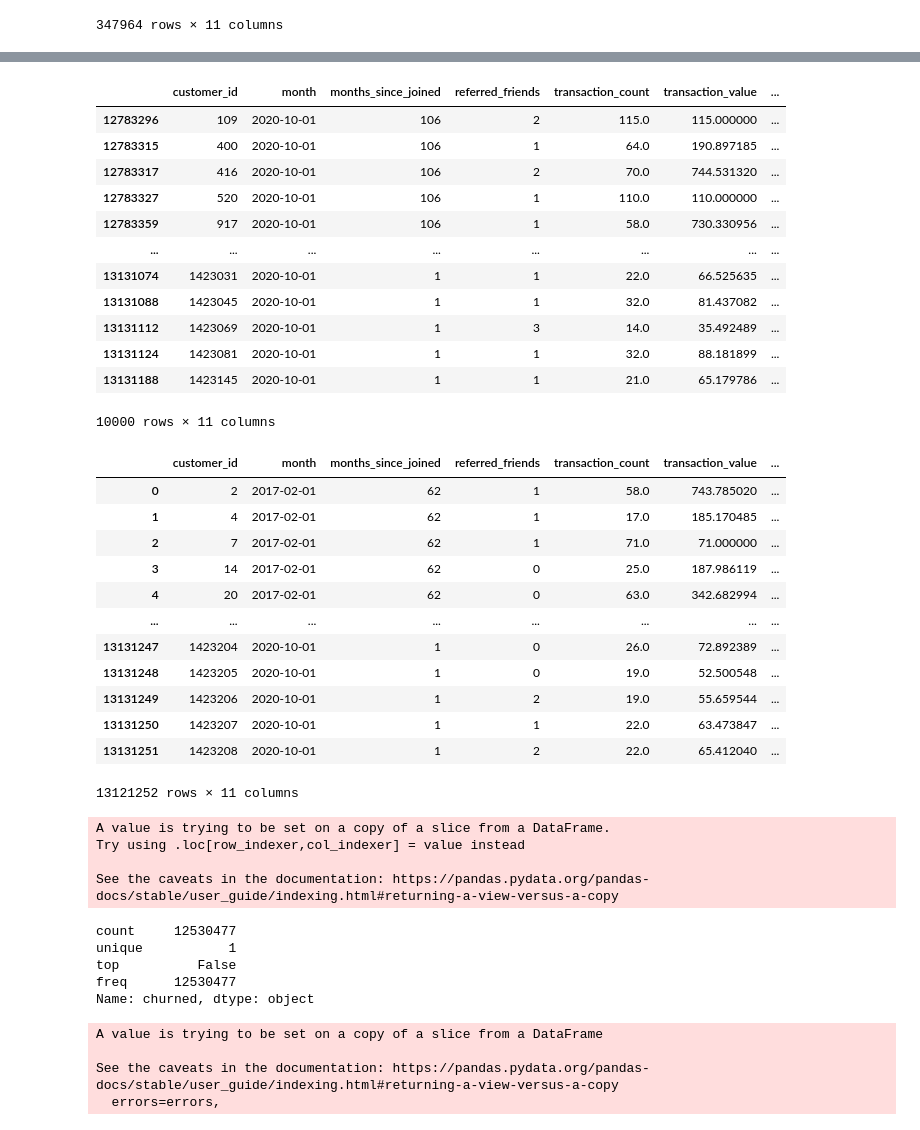
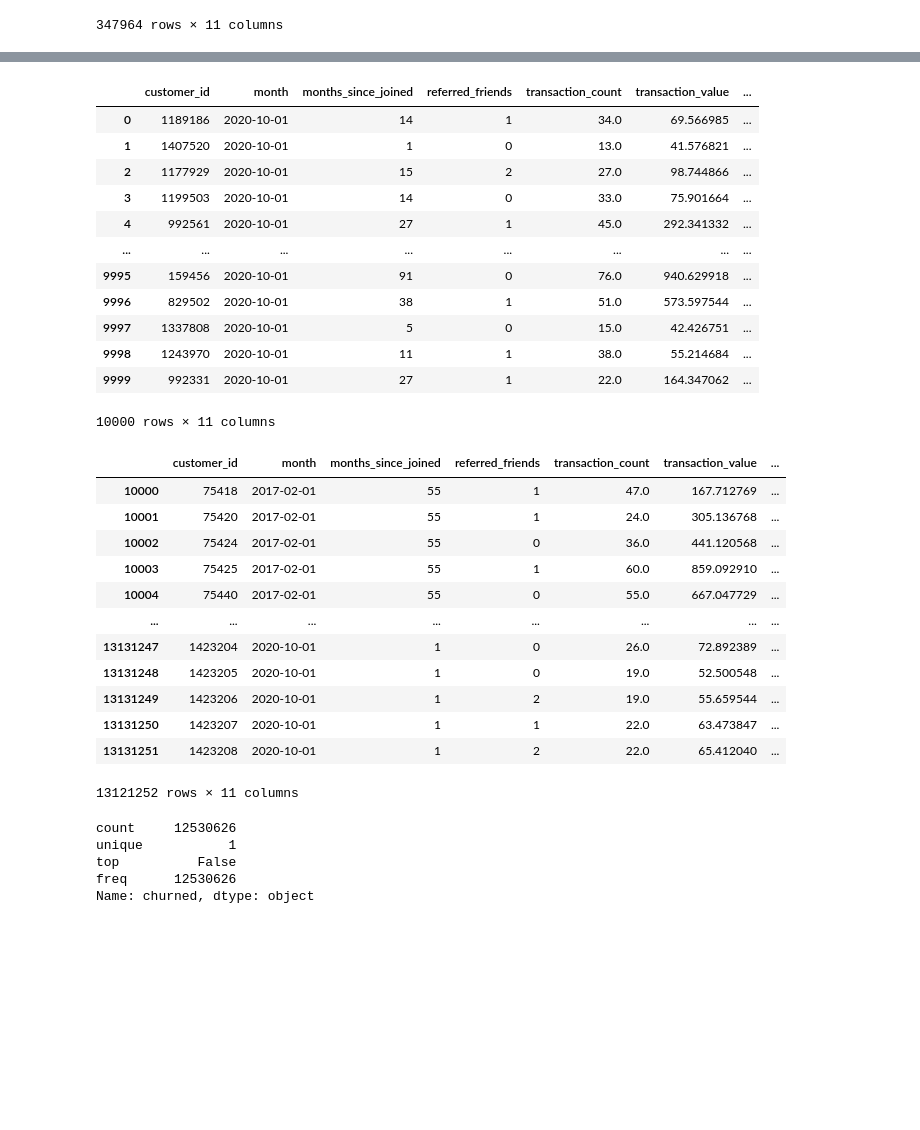
Before and after one commit to kallebju/gammathon, a Jupyter notebook: data_pipeline/nearest_neighbours.ipynb, the cells around one changed output, grey strips where cells are left out. Drawn from its saved outputs; the diff is of its cells as text; code cells hidden in the pictures; blank space fills up the shorter version.

```diff
--- a/data_pipeline/nearest_neighbours.ipynb
+++ b/data_pipeline/nearest_neighbours.ipynb
@@ -65,30 +80,34 @@ df_customer_last_month
 # %%
-df_customer_selected = df_customer_last_month[df_customer_last_month.customer_id.isin(df_selected.customer_id)]
+#df_customer_selected = df_customer_last_month[df_customer_last_month.customer_id.isin(df_selected.customer_id)]
+df_customer_selected = df_customer_last_month.set_index('customer_id').loc[df_selected['customer_id'],:]
+df_customer_selected.reset_index(inplace=True)
+
+
 df_customer_selected
 # %% [output]
 |  | customer_id | month | months_since_joined | referred_friends | transaction_count | transaction_value | ... |
-| 12783296 | 109 | 2020-10-01 | 106 | 2 | 115.0 | 115.000000 | ... |
-| 12783315 | 400 | 2020-10-01 | 106 | 1 | 64.0 | 190.897185 | ... |
-| 12783317 | 416 | 2020-10-01 | 106 | 2 | 70.0 | 744.531320 | ... |
-| 12783327 | 520 | 2020-10-01 | 106 | 1 | 110.0 | 110.000000 | ... |
-| 12783359 | 917 | 2020-10-01 | 106 | 1 | 58.0 | 730.330956 | ... |
+| 0 | 1189186 | 2020-10-01 | 14 | 1 | 34.0 | 69.566985 | ... |
+| 1 | 1407520 | 2020-10-01 | 1 | 0 | 13.0 | 41.576821 | ... |
+| 2 | 1177929 | 2020-10-01 | 15 | 2 | 27.0 | 98.744866 | ... |
+| 3 | 1199503 | 2020-10-01 | 14 | 0 | 33.0 | 75.901664 | ... |
+| 4 | 992561 | 2020-10-01 | 27 | 1 | 45.0 | 292.341332 | ... |
 | ... | ... | ... | ... | ... | ... | ... | ... |
-| 13131074 | 1423031 | 2020-10-01 | 1 | 1 | 22.0 | 66.525635 | ... |
-| 13131088 | 1423045 | 2020-10-01 | 1 | 1 | 32.0 | 81.437082 | ... |
-| 13131112 | 1423069 | 2020-10-01 | 1 | 3 | 14.0 | 35.492489 | ... |
-| 13131124 | 1423081 | 2020-10-01 | 1 | 1 | 32.0 | 88.181899 | ... |
-| 13131188 | 1423145 | 2020-10-01 | 1 | 1 | 21.0 | 65.179786 | ... |
+| 9995 | 159456 | 2020-10-01 | 91 | 0 | 76.0 | 940.629918 | ... |
+| 9996 | 829502 | 2020-10-01 | 38 | 1 | 51.0 | 573.597544 | ... |
+| 9997 | 1337808 | 2020-10-01 | 5 | 0 | 15.0 | 42.426751 | ... |
+| 9998 | 1243970 | 2020-10-01 | 11 | 1 | 38.0 | 55.214684 | ... |
+| 9999 | 992331 | 2020-10-01 | 27 | 1 | 22.0 | 164.347062 | ... |
 10000 rows × 11 columns
 # %%
 df_customer_not_selected = df_customer.drop(df_customer_selected.index)
 df_customer_not_selected
 # %% [output]
 |  | customer_id | month | months_since_joined | referred_friends | transaction_count | transaction_value | ... |
-| 0 | 2 | 2017-02-01 | 62 | 1 | 58.0 | 743.785020 | ... |
-| 1 | 4 | 2017-02-01 | 62 | 1 | 17.0 | 185.170485 | ... |
-| 2 | 7 | 2017-02-01 | 62 | 1 | 71.0 | 71.000000 | ... |
-| 3 | 14 | 2017-02-01 | 62 | 0 | 25.0 | 187.986119 | ... |
-| 4 | 20 | 2017-02-01 | 62 | 0 | 63.0 | 342.682994 | ... |
+| 10000 | 75418 | 2017-02-01 | 55 | 1 | 47.0 | 167.712769 | ... |
+| 10001 | 75420 | 2017-02-01 | 55 | 1 | 24.0 | 305.136768 | ... |
+| 10002 | 75424 | 2017-02-01 | 55 | 0 | 36.0 | 441.120568 | ... |
+| 10003 | 75425 | 2017-02-01 | 55 | 1 | 60.0 | 859.092910 | ... |
+| 10004 | 75440 | 2017-02-01 | 55 | 0 | 55.0 | 667.047729 | ... |
 | ... | ... | ... | ... | ... | ... | ... | ... |
 | 13131247 | 1423204 | 2020-10-01 | 1 | 0 | 26.0 | 72.892389 | ... |
 | 13131248 | 1423205 | 2020-10-01 | 1 | 0 | 19.0 | 52.500548 | ... |
@@ -104,27 +123,17 @@ encoder = LabelEncoder()
 for col in ['cluster']:
     df_customer_selected[col] = encoder.fit_transform(df_customer_selected[col])
     df_customer_not_selected[col] = encoder.transform(df_customer_not_selected[col])
-# %% [output]
-A value is trying to be set on a copy of a slice from a DataFrame.
-Try using .loc[row_indexer,col_indexer] = value instead
-
-See the caveats in the documentation: https://pandas.pydata.org/pandas-docs/stable/user_guide/indexing.html#returning-a-view-versus-a-copy
 # %%
 df_customer_not_selected = df_customer_not_selected[df_customer_not_selected['churned'] == False]
 #df_customer_not_selected.drop(df_customer_not_selected['churned'] == True, axis =1, inplace=True)
 df_customer_not_selected['churned'].describe()
 # %% [output]
-count     12530477
+count     12530626
 unique           1
 top          False
-freq      12530477
+freq      12530626
 Name: churned, dtype: object
 # %%
-df_customer_selected.drop(['churned',], axis=1, inplace=True)
-df_customer_not_selected.drop(['churned'], axis=1, inplace=True)
+#df_customer_selected.drop(['churned',], axis=1, inplace=True)
+#df_customer_not_selected.drop(['churned'], axis=1, inplace=True)
-# %% [output]
-A value is trying to be set on a copy of a slice from a DataFrame
-
-See the caveats in the documentation: https://pandas.pydata.org/pandas-docs/stable/user_guide/indexing.html#returning-a-view-versus-a-copy
-  errors=errors,
 # %%
```
Also changed, not shown: parts of 7 cells of this notebook.
